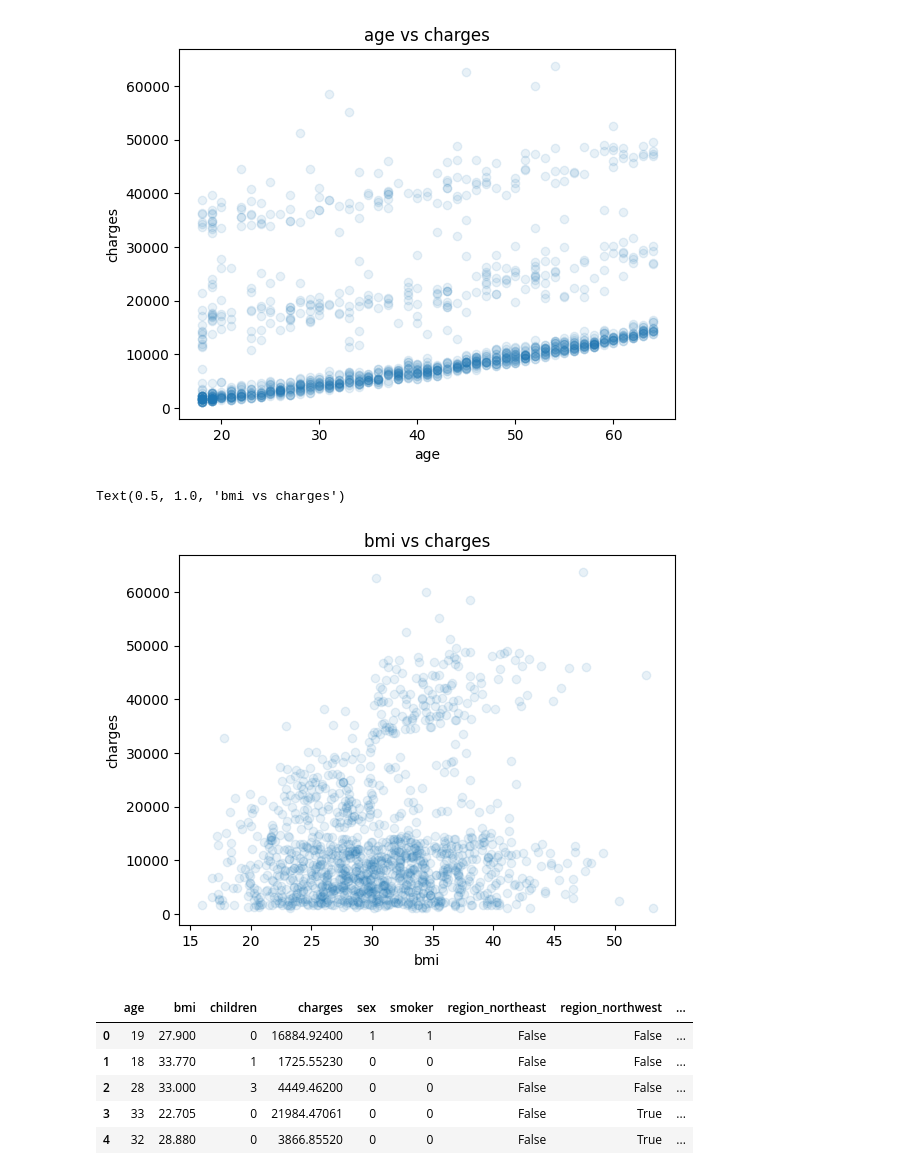
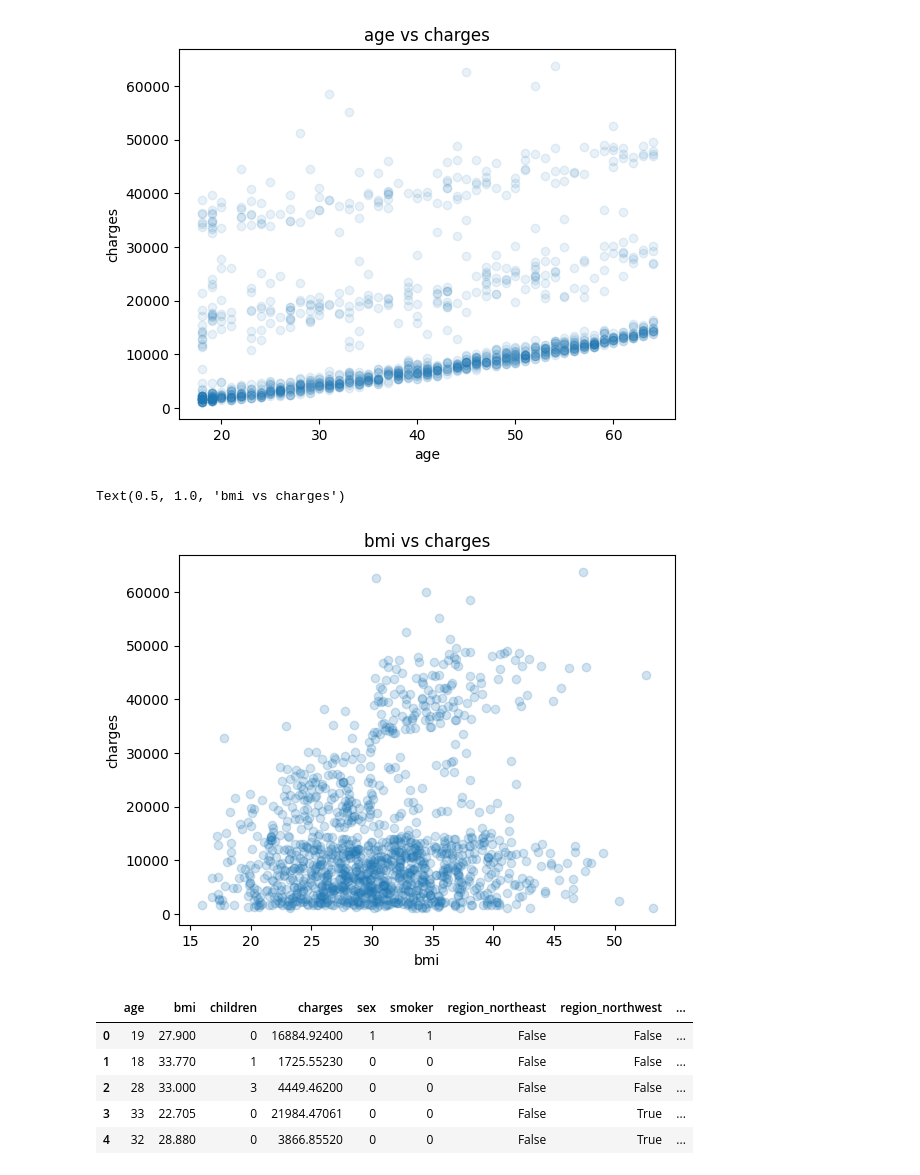
Before and after one commit to Memory77/brief_assurance_reg, a Jupyter notebook: analyse.ipynb, the cells around one changed output. Drawn from its saved outputs; the diff is of its cells as text; code cells hidden in the pictures.

```diff
--- a/analyse.ipynb
+++ b/analyse.ipynb
@@ -331,13 +331,13 @@ plt.title('age vs charges')
 Text(0.5, 1.0, 'age vs charges')
 [figure]
 # %%
-plt.scatter(x=df['bmi'], y=df['charges'], alpha=0.1)
+plt.scatter(x=df['bmi'], y=df['charges'], alpha=0.2)
 plt.xlabel('bmi')
 plt.ylabel('charges')
 plt.title('bmi vs charges')
 # %% [output]
 Text(0.5, 1.0, 'bmi vs charges')
-[figure, old version]
+[figure, new version]
 # %%
 df_encoded = pd.get_dummies(df, columns=['region'])
 df_encoded.head()
```
Also changed, not shown: parts of 3 cells of this notebook, 3 other files.
